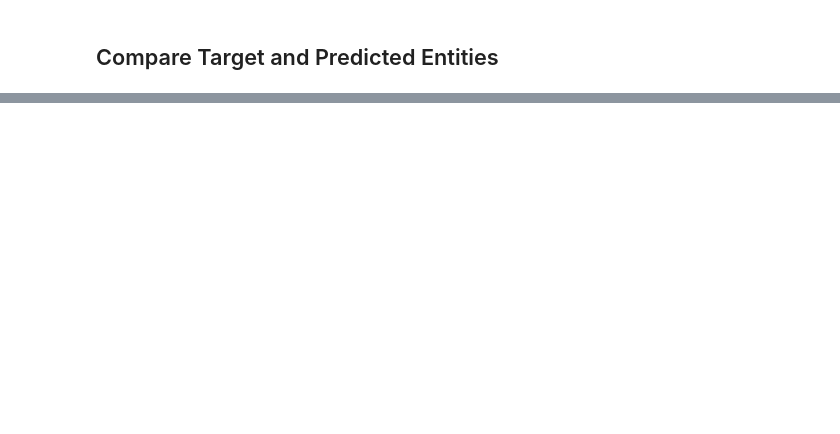
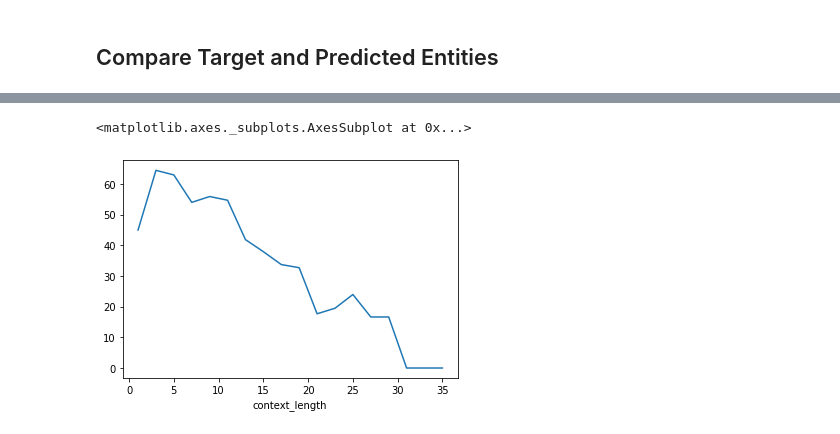
Before and after one commit to bsantraigi/Hierarchical-Transformer-Dialog, a Jupyter notebook: error_reader.ipynb, the cells around one changed output, grey strips where cells are left out. Cells and saved outputs as stored; diff of their text form; code cells hidden in the pictures; blank space fills up the shorter version.

```diff
--- a/error_reader.ipynb
+++ b/error_reader.ipynb
@@ -328,0 +373,5 @@ df_ent_pred_ledger.sort_values('tpr', ascending=False)
+# %%
+df.groupby('context_length')['f1_entity'].mean().plot()
+# %% [output]
+<matplotlib.axes._subplots.AxesSubplot at 0x...>
+[figure, added]
```
Also changed, not shown: parts of 13 cells of this notebook.
